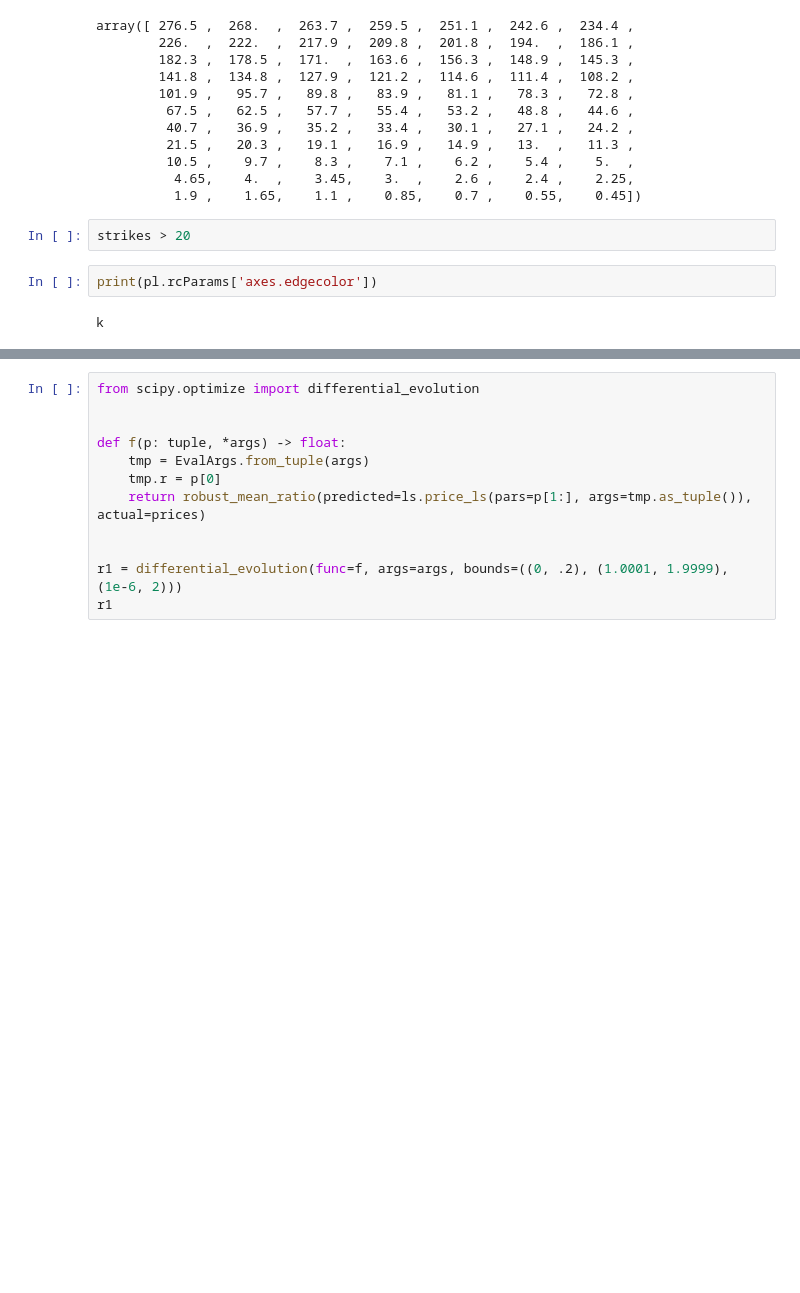
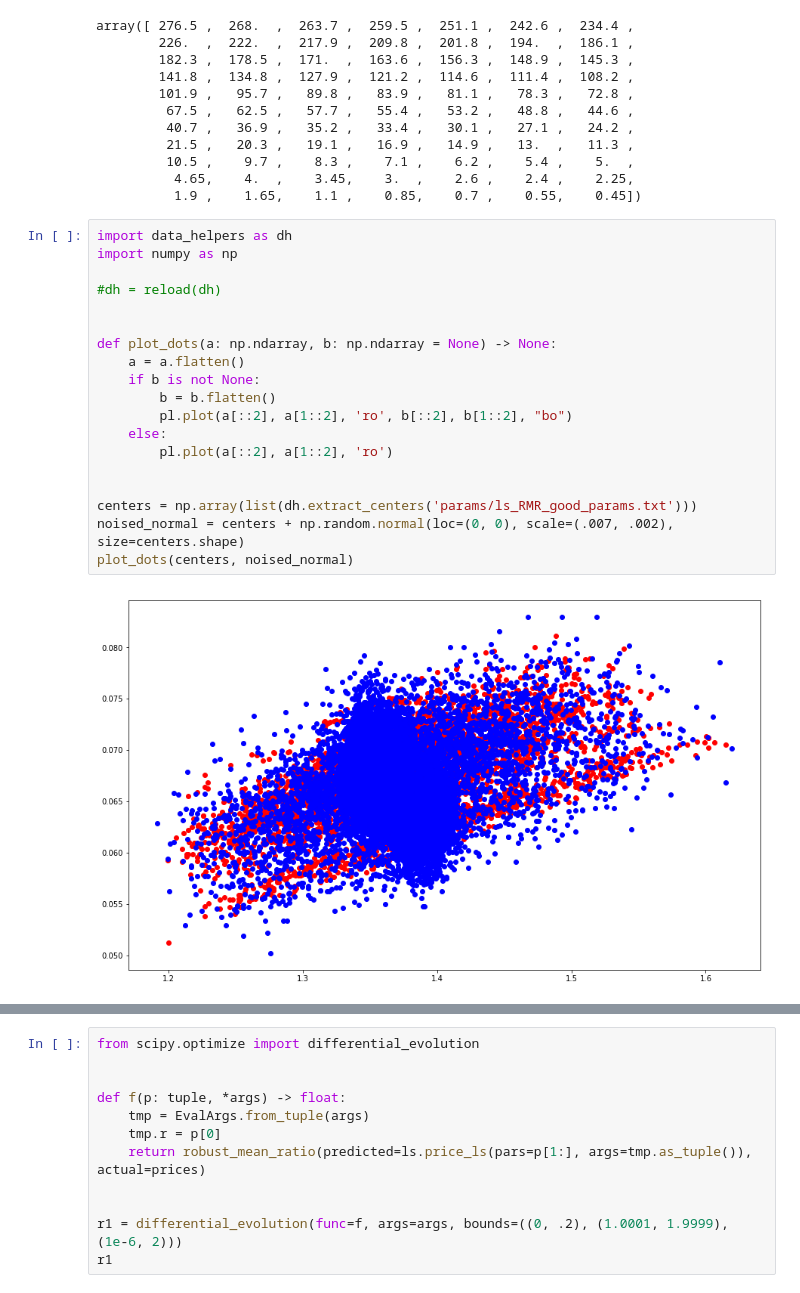
Before and after one commit to shvimas/diploma, a Jupyter notebook: src/ls.ipynb, the cells around one changed output, grey strips where cells are left out. Cells and saved outputs as stored; diff of their text form; blank space fills up the shorter version.

```diff
--- a/src/ls.ipynb
+++ b/src/ls.ipynb
@@ -142,9 +142,24 @@ array([ 276.5 ,  268.  ,  263.7 ,  259.5 ,  251.1 ,  242.6 ,  234.4 ,
          10.5 ,    9.7 ,    8.3 ,    7.1 ,    6.2 ,    5.4 ,    5.  ,
           4.65,    4.  ,    3.45,    3.  ,    2.6 ,    2.4 ,    2.25,
           1.9 ,    1.65,    1.1 ,    0.85,    0.7 ,    0.55,    0.45])
-# %%
-strikes > 20
-# %%
-print(pl.rcParams['axes.edgecolor'])
-# %% [output]
-k
+# %%
+import data_helpers as dh
+import numpy as np
+
+#dh = reload(dh)
+
+
+def plot_dots(a: np.ndarray, b: np.ndarray = None) -> None:
+    a = a.flatten()
+    if b is not None:
+        b = b.flatten()
+        pl.plot(a[::2], a[1::2], 'ro', b[::2], b[1::2], "bo")
+    else:
+        pl.plot(a[::2], a[1::2], 'ro')
+
+
+centers = np.array(list(dh.extract_centers('params/ls_RMR_good_params.txt')))
+noised_normal = centers + np.random.normal(loc=(0, 0), scale=(.007, .002), size=centers.shape)
+plot_dots(centers, noised_normal)
+# %% [output]
+[figure, added]
```
Also changed, not shown: parts of 2 cells of this notebook, 13 other files.
